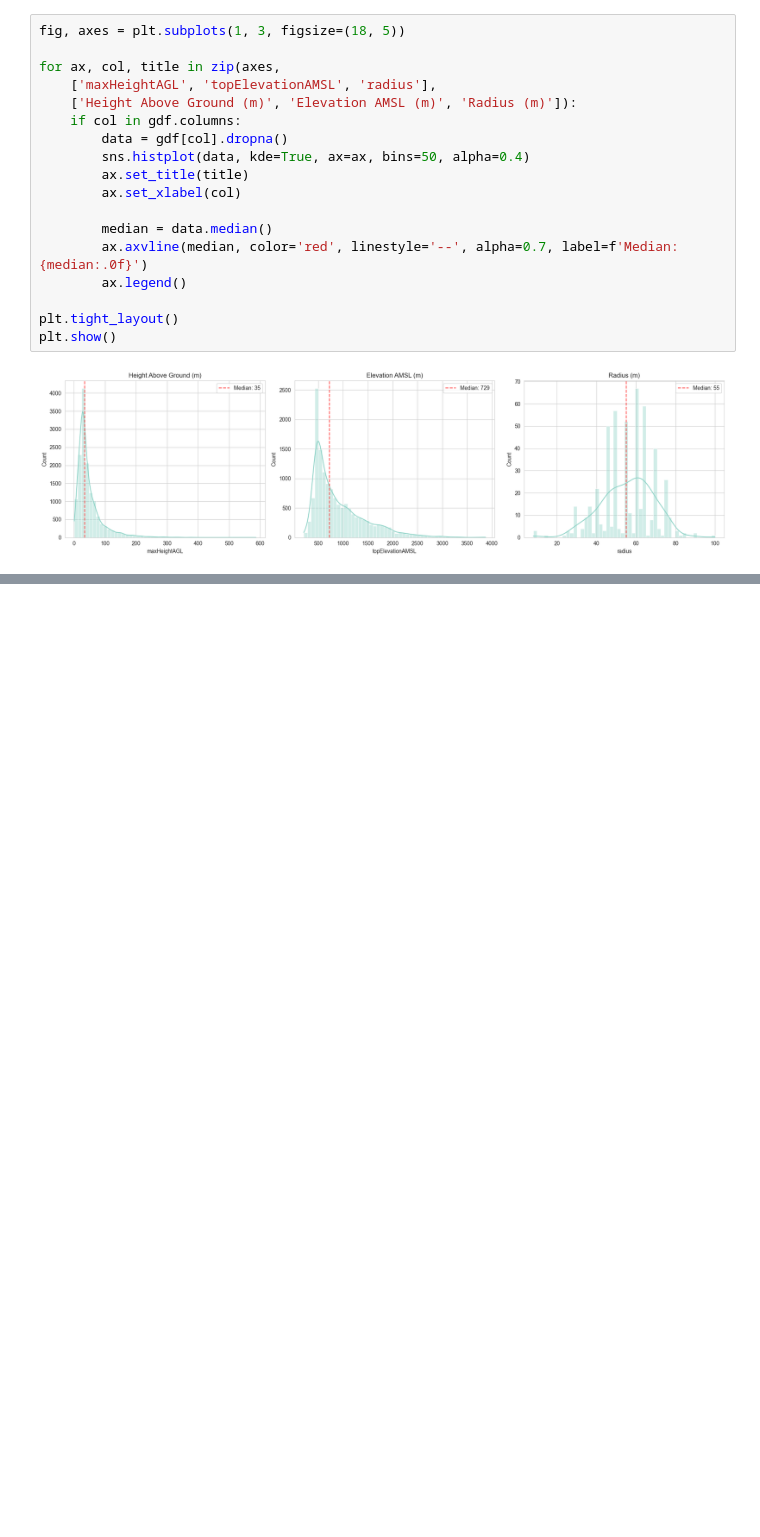
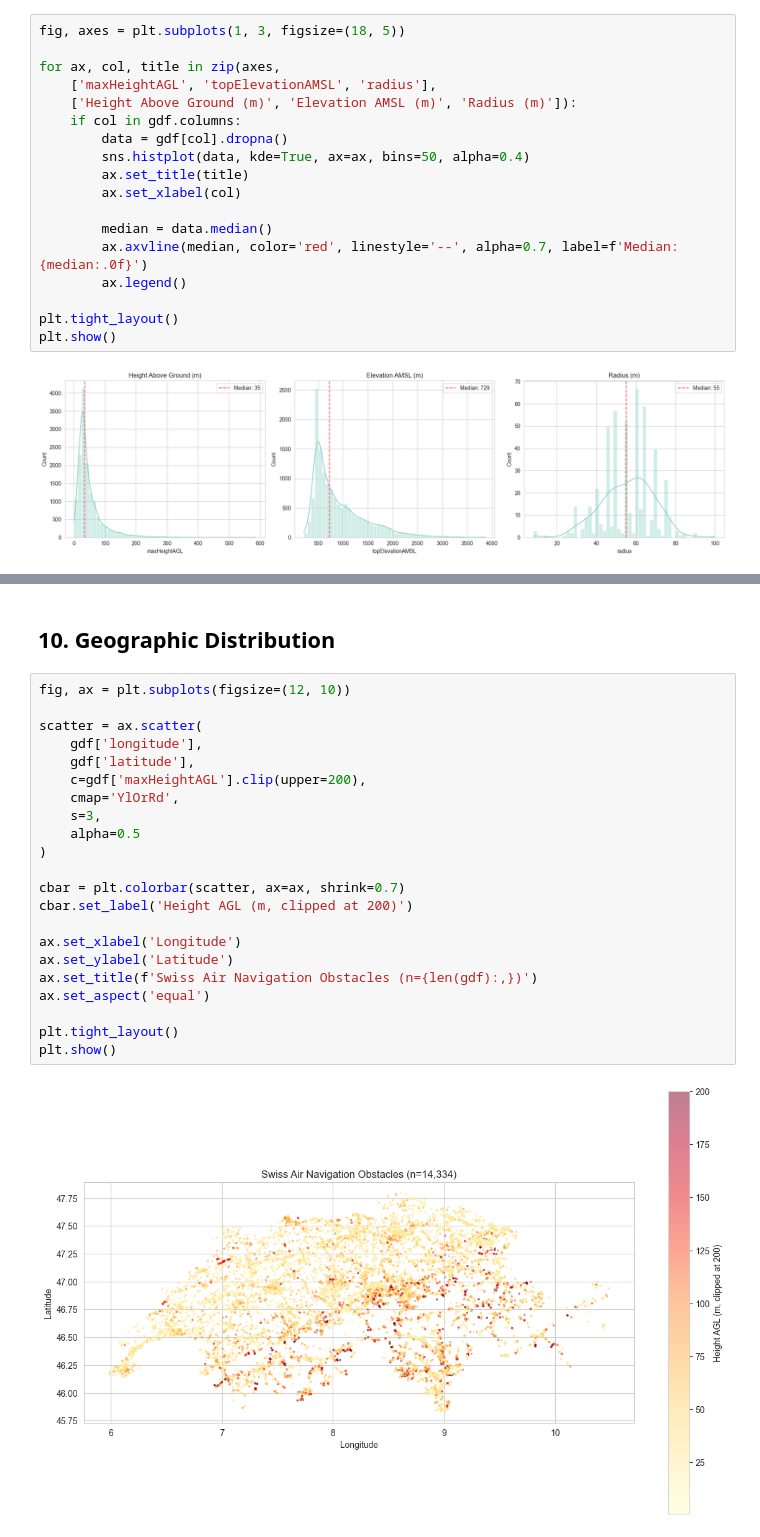
Before and after one commit to maybebool/swiss-airspace-obstacle-profiling, a Jupyter notebook: notebooks/Data_Ingestion_and_Quality_Assessment.ipynb, the cells around one changed output, grey strips where cells are left out. Cells and saved outputs as stored; diff of their text form; blank space fills up the shorter version.

```diff
--- a/notebooks/Data_Ingestion_and_Quality_Assessment.ipynb
+++ b/notebooks/Data_Ingestion_and_Quality_Assessment.ipynb
@@ -202,0 +250,26 @@ plt.show()
+# %% [markdown]
+## 10. Geographic Distribution
+# %%
+fig, ax = plt.subplots(figsize=(12, 10))
+
+scatter = ax.scatter(
+    gdf['longitude'],
+    gdf['latitude'],
+    c=gdf['maxHeightAGL'].clip(upper=200),
+    cmap='YlOrRd',
+    s=3,
+    alpha=0.5
+)
+
+cbar = plt.colorbar(scatter, ax=ax, shrink=0.7)
+cbar.set_label('Height AGL (m, clipped at 200)')
+
+ax.set_xlabel('Longitude')
+ax.set_ylabel('Latitude')
+ax.set_title(f'Swiss Air Navigation Obstacles (n={len(gdf):,})')
+ax.set_aspect('equal')
+
+plt.tight_layout()
+plt.show()
+# %% [output]
+[figure, added]
```
Also changed, not shown: parts of 10 cells of this notebook.
